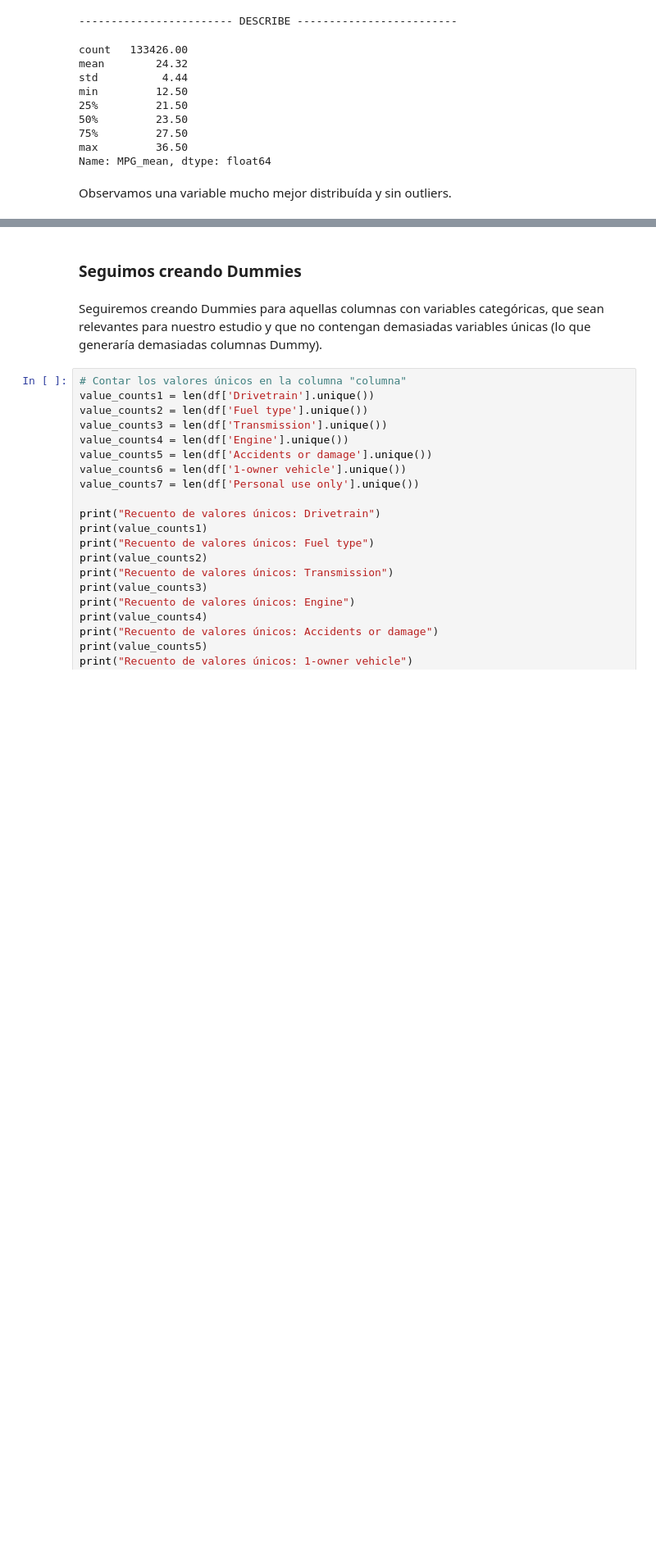
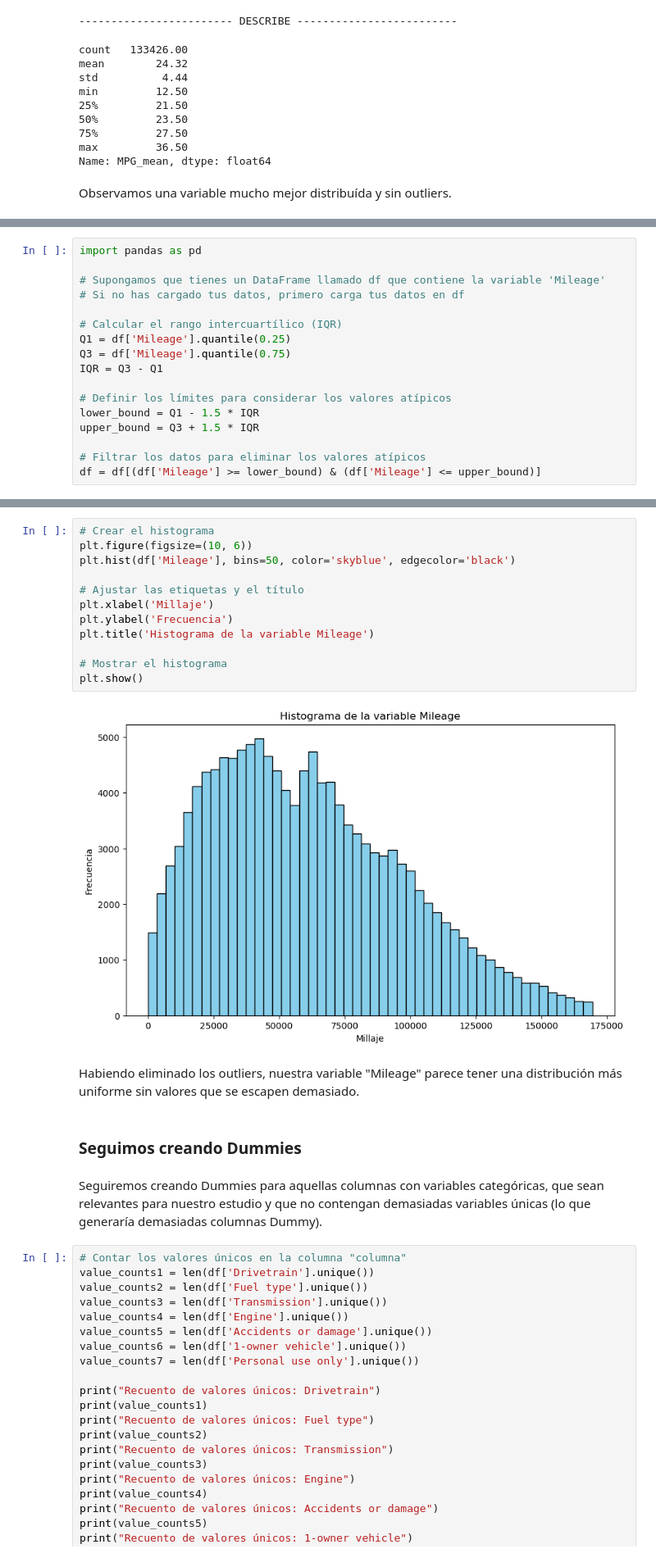
Before and after one commit to JnAlvarez/CH-Clases, a Jupyter notebook: PF Ordenando.ipynb, the cells around one changed output, grey strips where cells are left out. Shown at 82% size. Drawn from its saved outputs; the diff is of its cells as text; blank space fills up the shorter version.

```diff
--- a/PF Ordenando.ipynb
+++ b/PF Ordenando.ipynb
@@ -834,0 +885,17 @@ Observamos una variable mucho mejor distribuída y sin outliers.
+# %%
+import pandas as pd
+
+# Supongamos que tienes un DataFrame llamado df que contiene la variable 'Mileage'
+# Si no has cargado tus datos, primero carga tus datos en df
+
+# Calcular el rango intercuartílico (IQR)
+Q1 = df['Mileage'].quantile(0.25)
+Q3 = df['Mileage'].quantile(0.75)
+IQR = Q3 - Q1
+
+# Definir los límites para considerar los valores atípicos
+lower_bound = Q1 - 1.5 * IQR
+upper_bound = Q3 + 1.5 * IQR
+
+# Filtrar los datos para eliminar los valores atípicos
+df = df[(df['Mileage'] >= lower_bound) & (df['Mileage'] <= upper_bound)]
@@ -835,3 +914,19 @@ Observamos una variable mucho mejor distribuída y sin outliers.
+# %%
+# Crear el histograma
+plt.figure(figsize=(10, 6))
+plt.hist(df['Mileage'], bins=50, color='skyblue', edgecolor='black')
+
+# Ajustar las etiquetas y el título
+plt.xlabel('Millaje')
+plt.ylabel('Frecuencia')
+plt.title('Histograma de la variable Mileage')
+
+# Mostrar el histograma
+plt.show()
+# %% [output]
+[figure, added]
+# %% [markdown]
+Habiendo eliminado los outliers, nuestra variable "Mileage" parece tener una distribución más uniforme sin valores que se escapen demasiado.
 # %% [markdown]
 ### Seguimos creando Dummies
 # %% [markdown]
```
Also changed, not shown: parts of 42 cells of this notebook.
